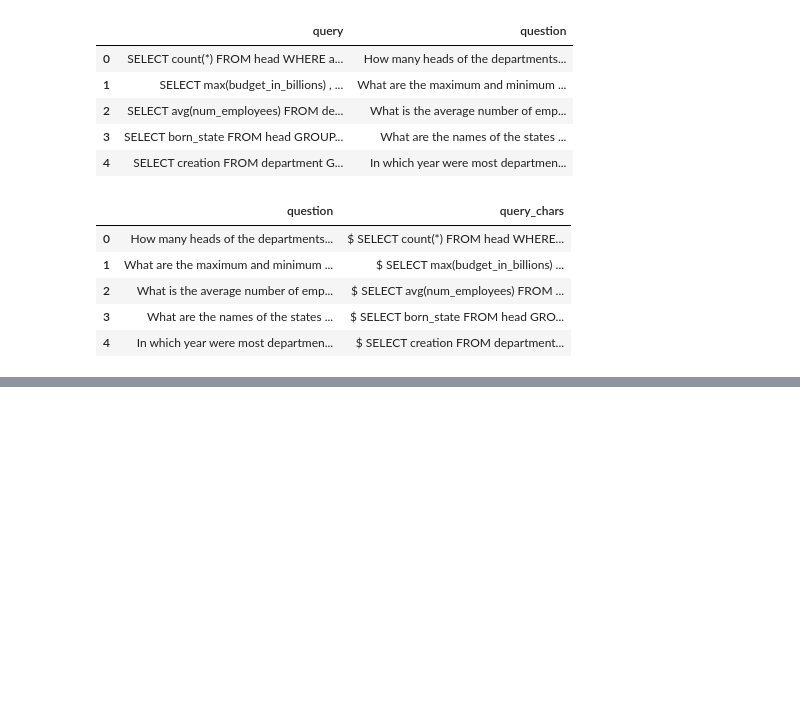
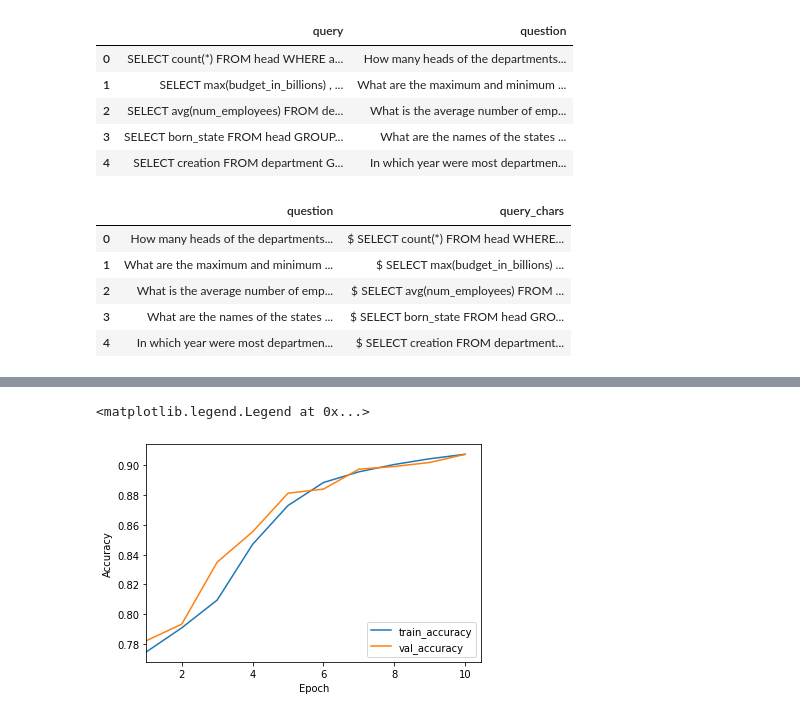
Before and after one commit to Lucothron/CE888-DataScience, a Jupyter notebook: CE888-master/CE888-master/Assignment 2/seq2seq.ipynb, the cells around one changed output, grey strips where cells are left out. Drawn from its saved outputs; the diff is of its cells as text; code cells hidden in the pictures; blank space fills up the shorter version.

Commit message:
Trained model with erroneous predictions

```diff
--- a/CE888-master/CE888-master/Assignment 2/seq2seq.ipynb
+++ b/CE888-master/CE888-master/Assignment 2/seq2seq.ipynb
@@ -115,3 +134,6 @@ print(num_pairs, max_sql_sent, num_sql_char)
 # %%
-inp_token_index = dict([(char, i) for i, char in enumerate(input_chars)])
-target_token_index = dict([(char, i) for i, char in enumerate(target_chars)])
+input_token_index = dict([(char, i) for i, char in enumerate(input_char)])
+target_token_index = dict([(char, i) for i, char in enumerate(target_char)])
+
+print(input_token_index)
+print(target_token_index)
@@ -151,6 +189,6 @@ for inp_text, target_text in df_chars.itertuples(index = False):
 # %%
 encoder_inputs = keras.Input(shape=(None, num_eng_char))
-encoder = keras.layers.LSTM(84, return_state = True)
+encoder = keras.layers.LSTM(84, return_state=True)
 encoder_out, state_h, state_c = encoder(encoder_inputs)
 
 encoder_states = [state_h, state_c]
@@ -159,8 +197,8 @@ decoder_inputs = keras.Input(shape=(None, num_sql_char))
 
 decoder_lstm = keras.layers.LSTM(84, return_sequences=True, return_state=True)
 decoder_outputs, _, _ = decoder_lstm(decoder_inputs, initial_state=encoder_states)
-decoder_dense = keras.layers.Dense(num_sql_char, activation='softmax')
-decoder_ouputs = decoder_dense(decoder_outputs)
+decoder_dense = keras.layers.Dense(num_sql_char, activation="softmax")
+decoder_outputs = decoder_dense(decoder_outputs)
 
 model = keras.Model([encoder_inputs, decoder_inputs], decoder_outputs)
 # %%
@@ -168,13 +206,5 @@ model.compile(
     optimizer='rmsprop', loss='categorical_crossentropy', metrics=['accuracy']
 )
 
-model.fit(
-    [encode_inp_data, decode_inp_data],
-    decode_target_data,
-    batch_size=64,
-    epochs=10,
-    validation_split=0.2
-)
-
-model.save('s2s')
+model.summary()
 # %% [output]
@@ -205,0 +228,8 @@ WARNING:absl:<keras.layers.recurrent.LSTMCell object at 0x...> has the same name
+# %%
+history = model.fit(
+    [encoder_inp_data, decoder_inp_data],
+    decoder_target_data,
+    batch_size=15,
+    epochs=10,
+    validation_split=0.2
+)
@@ -205,0 +257,11 @@ WARNING:absl:<keras.layers.recurrent.LSTMCell object at 0x...> has the same name
+# %%
+epochs = range(1, len(history.history['accuracy']) + 1)
+plt.plot(epochs, history.history['accuracy'], label='train_accuracy')
+plt.plot(epochs, history.history['val_accuracy'], label = 'val_accuracy')
+plt.xlabel('Epoch')
+plt.ylabel('Accuracy')
+plt.xlim([1, None])
+plt.legend(loc='lower right')
+# %% [output]
+<matplotlib.legend.Legend at 0x...>
+[figure, added]
```
Also changed, not shown: parts of 19 cells of this notebook.
